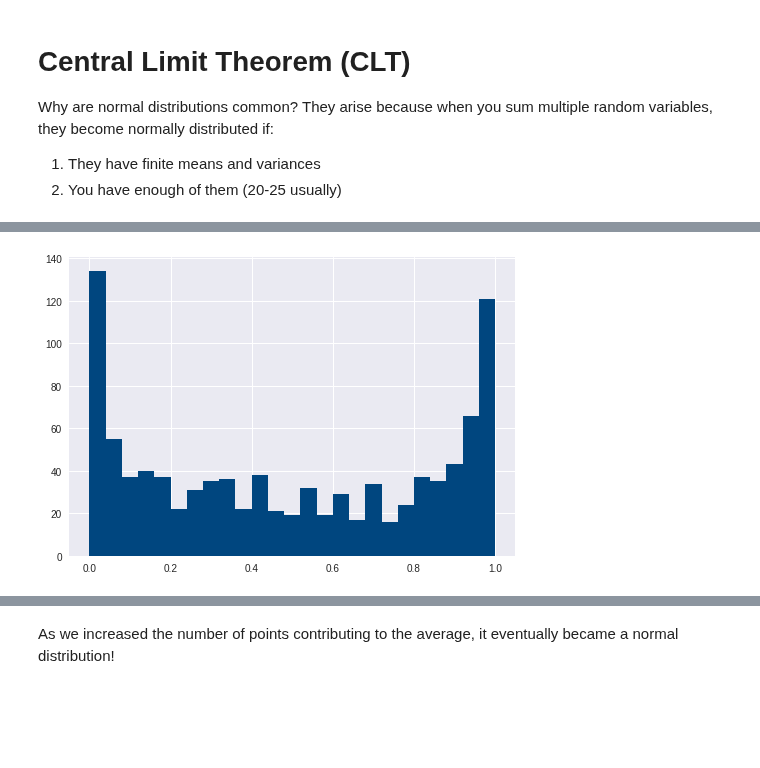
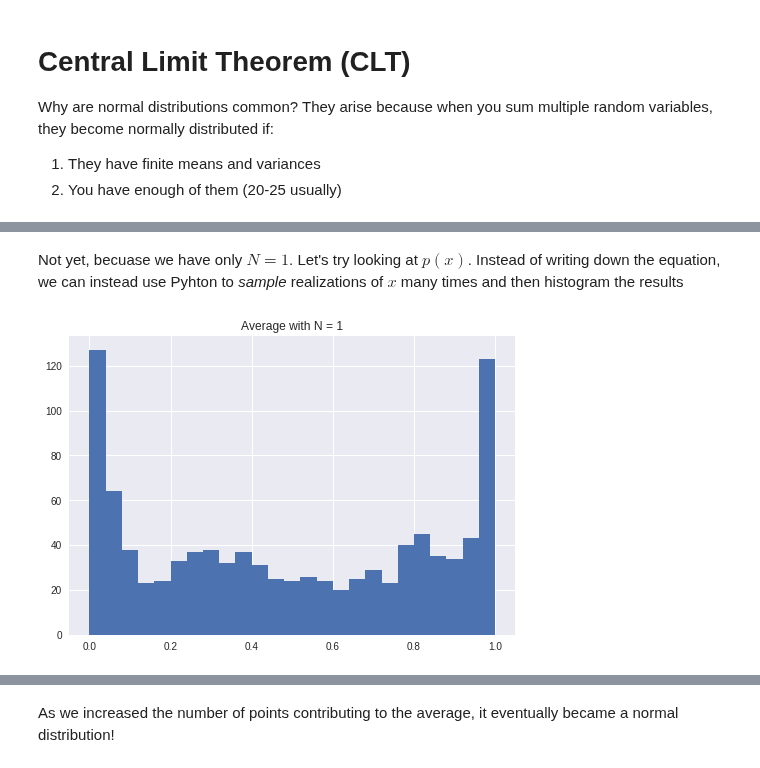
Before and after one commit to whitead/numerical_stats, a Jupyter notebook: unit_8/lectures/lecture_1.ipynb, the cells around one changed output, grey strips where cells are left out. Drawn from its saved outputs; the diff is of its cells as text; code cells hidden in the pictures; blank space fills up the shorter version.

```diff
--- a/unit_8/lectures/lecture_1.ipynb
+++ b/unit_8/lectures/lecture_1.ipynb
@@ -44,11 +56,17 @@ Consider sampling from a beta distribution.
+# %% [markdown]
+Not yet, becuase we have only $N = 1$. Let's try looking at $p(x)$. Instead of writing down the equation, we can instead use Pyhton to *sample* realizations of $x$ many times and then histogram the results
 # %%
-#get 1000 random numbers from the SAME beta distribution
-data = ss.beta.rvs(0.5, 0.5, size=1000)
+data = np.empty(1000)
+#for 1000 times (enough to get a nice plot)
+for i in range(1000):
+    data[i] = ss.beta.rvs(0.5, 0.5)
 
-#histogram the samples with 25 bins and color them Rochester blue
-plt.hist(data, 25, color=rochester_blue)
+
+#histogram the samples
+plt.hist(data, bins=25)
+plt.title('Average with N = 1')
 
 #Show the plot.
 plt.show()
 # %% [output]
-[figure, old version]
+[figure, new version]
```
Also changed, not shown: parts of 56 cells of this notebook.
